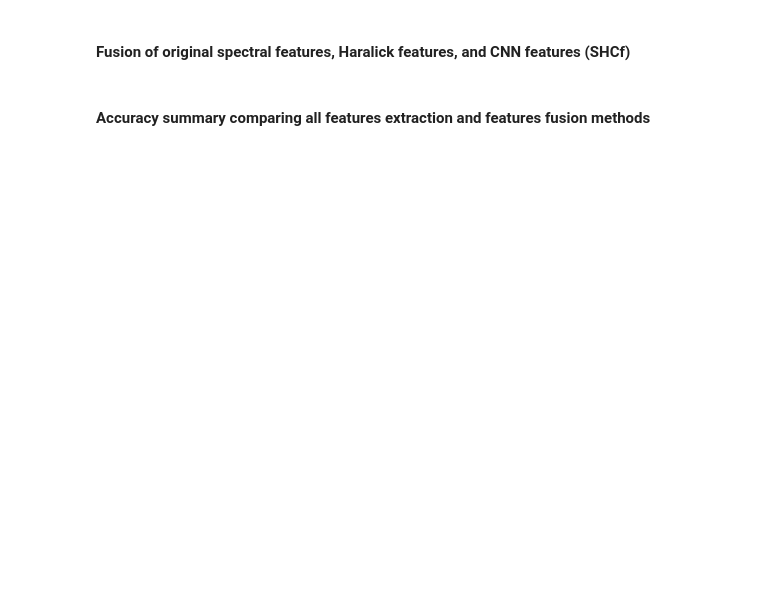
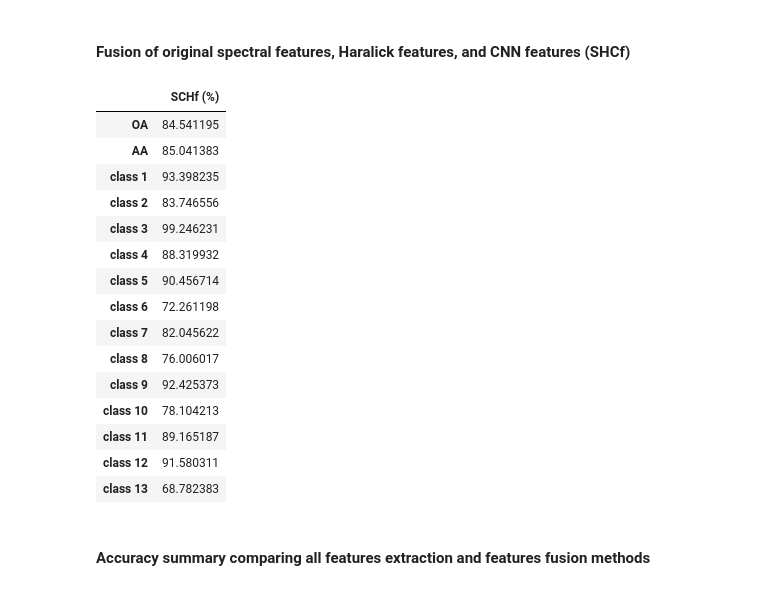
Before and after one commit to sbAsma/CNN_MSLIC_Haralick_Feature_Fusion, a Jupyter notebook: CNN_and_MSLIC_Superpixels_Feature_Fusion_for_VHR_Image_Classification.ipynb, the cells around one changed output. Cells and saved outputs as stored; diff of their text form; code cells hidden in the pictures; blank space fills up the shorter version.

```diff
--- a/CNN_and_MSLIC_Superpixels_Feature_Fusion_for_VHR_Image_Classification.ipynb
+++ b/CNN_and_MSLIC_Superpixels_Feature_Fusion_for_VHR_Image_Classification.ipynb
@@ -502,24 +537,41 @@ acc_SCf
 # %%
 ## MSLIC segmentation
 params = [47, 96, 62.26295941]
 cv_slic = cv2.ximgproc.createSuperpixelSLIC(original_image, algorithm = cv2.ximgproc.MSLIC,
                                             region_size = params[1] , ruler =  params[2])
 cv_slic.iterate(params[0])
 cv_slic_N = cv_slic.getNumberOfSuperpixels()
 segments = cv_slic.getLabels()
 
 ## Extracting Haralick features and fusing them with the original spectral features
 H_properties=['energy', 'homogeneity']
 H_features = H_features_calc(original_image, segments, H_properties)
 HF_OF_image = np.concatenate((original_image/255.0, H_features),axis=-1 )
 
 ## SVM classification
 X_tr_SHf, y_tr, X_ts_SHf, y_ts = get_svm_train_test_data_50_50(HF_OF_image, mask, denom)
 X_tr_SHCf, X_ts_SHCf = fuse_CNN_H_features(X_tr_SHf, X_ts_SHf, X_tr_cnn_features, X_ts_cnn_features)
 y_pred_SHCf = sklearn_svm_pred(X_tr_SHCf, y_tr, X_ts_SHCf, y_ts)
 acc_SHCf_dict = get_acc(y_ts, y_pred_SHCf)
-acc_SHCf = pd.DataFrame(data=acc_SHCf_dict.values(), columns=["SHf (%)"], index=acc_SHCf_dict.keys())
+acc_SHCf = pd.DataFrame(data=acc_SHCf_dict.values(), columns=["SCHf (%)"], index=acc_SHCf_dict.keys())
 acc_SHCf
+# %% [output]
+|  | SCHf (%) |
+| OA | 84.541195 |
+| AA | 85.041383 |
+| class 1 | 93.398235 |
+| class 2 | 83.746556 |
+| class 3 | 99.246231 |
+| class 4 | 88.319932 |
+| class 5 | 90.456714 |
+| class 6 | 72.261198 |
+| class 7 | 82.045622 |
+| class 8 | 76.006017 |
+| class 9 | 92.425373 |
+| class 10 | 78.104213 |
+| class 11 | 89.165187 |
+| class 12 | 91.580311 |
+| class 13 | 68.782383 |
 # %% [markdown]
 #### Accuracy summary comparing all features extraction and features fusion methods
 # %%
```
Also changed, not shown: parts of 7 cells of this notebook.
